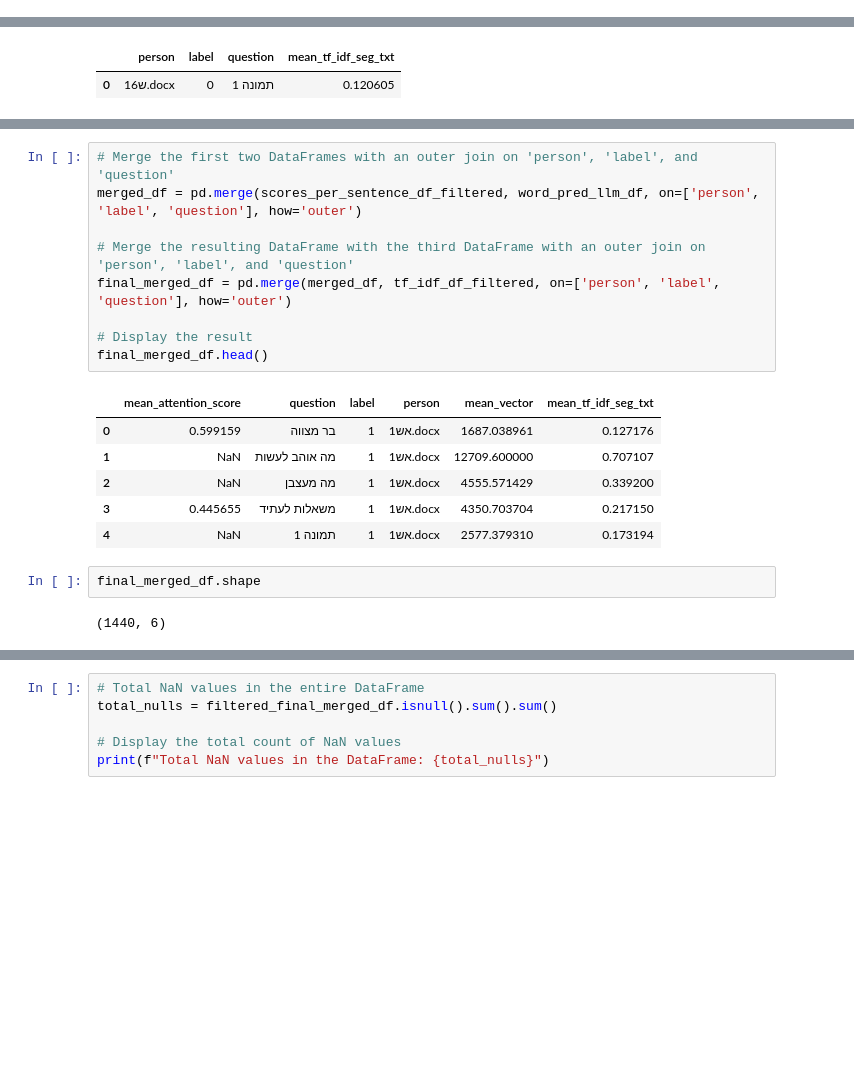
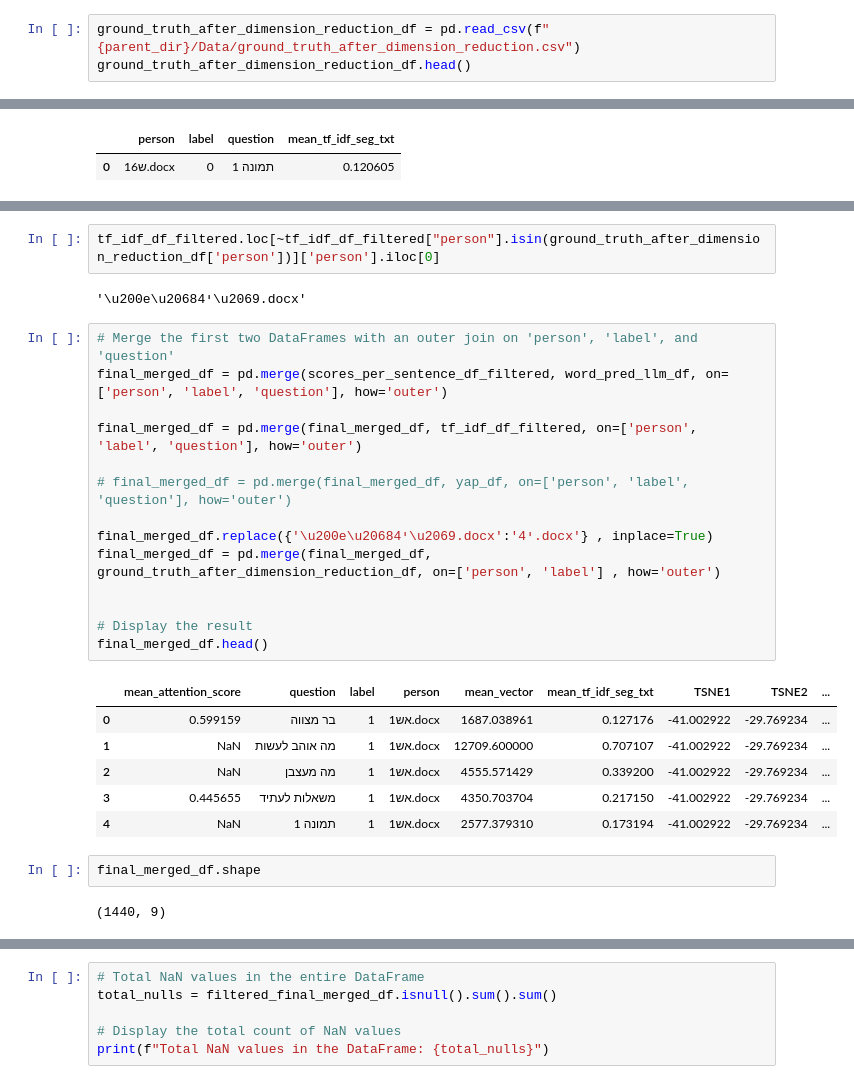
Before and after one commit to royzohar2/Schizophrenic_Speech, a Jupyter notebook: notebooks/pre_process.ipynb, the cells around one changed output, grey strips where cells are left out. Cells and saved outputs as stored; diff of their text form; blank space fills up the shorter version.

```diff
--- a/notebooks/pre_process.ipynb
+++ b/notebooks/pre_process.ipynb
@@ -171,2 +173,5 @@ tf_idf_df_filtered.head()
 # %% [markdown]
 # dimension reduction ground_truth_distances
+# %%
+ground_truth_after_dimension_reduction_df = pd.read_csv(f"{parent_dir}/Data/ground_truth_after_dimension_reduction.csv")
+ground_truth_after_dimension_reduction_df.head()
@@ -237,23 +339,32 @@ tf_idf_df_filtered.head(1)
+# %%
+tf_idf_df_filtered.loc[~tf_idf_df_filtered["person"].isin(ground_truth_after_dimension_reduction_df['person'])]['person'].iloc[0]
+# %% [output]
+'\u200e\u2068י4\u2069.docx'
 # %%
 # Merge the first two DataFrames with an outer join on 'person', 'label', and 'question'
-merged_df = pd.merge(scores_per_sentence_df_filtered, word_pred_llm_df, on=['person', 'label', 'question'], how='outer')
+final_merged_df = pd.merge(scores_per_sentence_df_filtered, word_pred_llm_df, on=['person', 'label', 'question'], how='outer')
 
-# Merge the resulting DataFrame with the third DataFrame with an outer join on 'person', 'label', and 'question'
-final_merged_df = pd.merge(merged_df, tf_idf_df_filtered, on=['person', 'label', 'question'], how='outer')
+final_merged_df = pd.merge(final_merged_df, tf_idf_df_filtered, on=['person', 'label', 'question'], how='outer')
+
+# final_merged_df = pd.merge(final_merged_df, yap_df, on=['person', 'label', 'question'], how='outer')
+
+final_merged_df.replace({'\u200e\u2068י4\u2069.docx':'י4.docx'} , inplace=True)
+final_merged_df = pd.merge(final_merged_df, ground_truth_after_dimension_reduction_df, on=['person', 'label'] , how='outer')
+
 
 # Display the result
 final_merged_df.head()
 # %% [output]
-|  | mean_attention_score | question | label | person | mean_vector | mean_tf_idf_seg_txt |
-| 0 | 0.599159 | בר מצווה | 1 | אש1.docx | 1687.038961 | 0.127176 |
-| 1 | NaN | מה אוהב לעשות | 1 | אש1.docx | 12709.600000 | 0.707107 |
-| 2 | NaN | מה מעצבן | 1 | אש1.docx | 4555.571429 | 0.339200 |
-| 3 | 0.445655 | משאלות לעתיד | 1 | אש1.docx | 4350.703704 | 0.217150 |
-| 4 | NaN | תמונה 1 | 1 | אש1.docx | 2577.379310 | 0.173194 |
+|  | mean_attention_score | question | label | person | mean_vector | mean_tf_idf_seg_txt | TSNE1 | TSNE2 | ... |
+| 0 | 0.599159 | בר מצווה | 1 | אש1.docx | 1687.038961 | 0.127176 | -41.002922 | -29.769234 | ... |
+| 1 | NaN | מה אוהב לעשות | 1 | אש1.docx | 12709.600000 | 0.707107 | -41.002922 | -29.769234 | ... |
+| 2 | NaN | מה מעצבן | 1 | אש1.docx | 4555.571429 | 0.339200 | -41.002922 | -29.769234 | ... |
+| 3 | 0.445655 | משאלות לעתיד | 1 | אש1.docx | 4350.703704 | 0.217150 | -41.002922 | -29.769234 | ... |
+| 4 | NaN | תמונה 1 | 1 | אש1.docx | 2577.379310 | 0.173194 | -41.002922 | -29.769234 | ... |
 # %%
 final_merged_df.shape
 # %% [output]
-(1440, 6)
+(1440, 9)
 # %%
 # all the person + question that in empty_or_null_answers remove from final_merged_df
 # Extract 'person' and 'question' pairs from empty_or_null_answers
```
Also changed, not shown: parts of 16 cells of this notebook.
